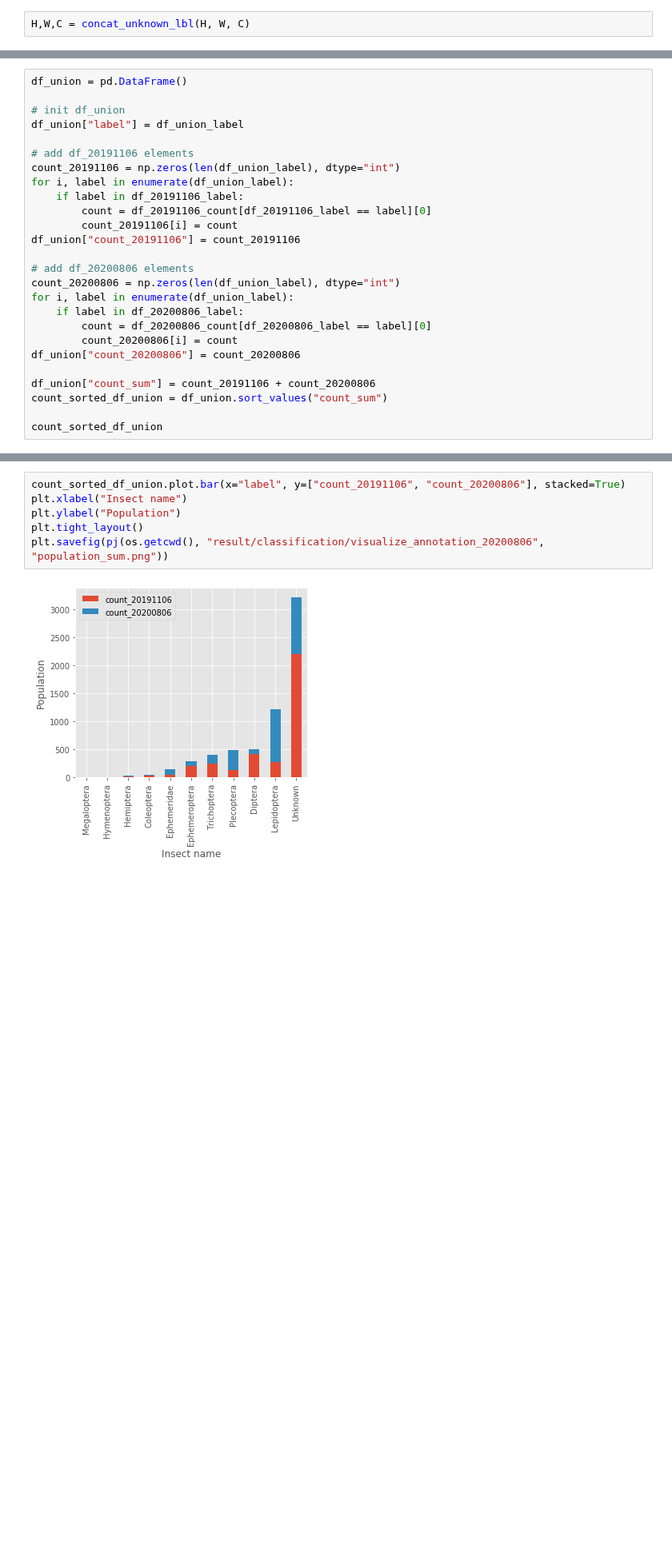
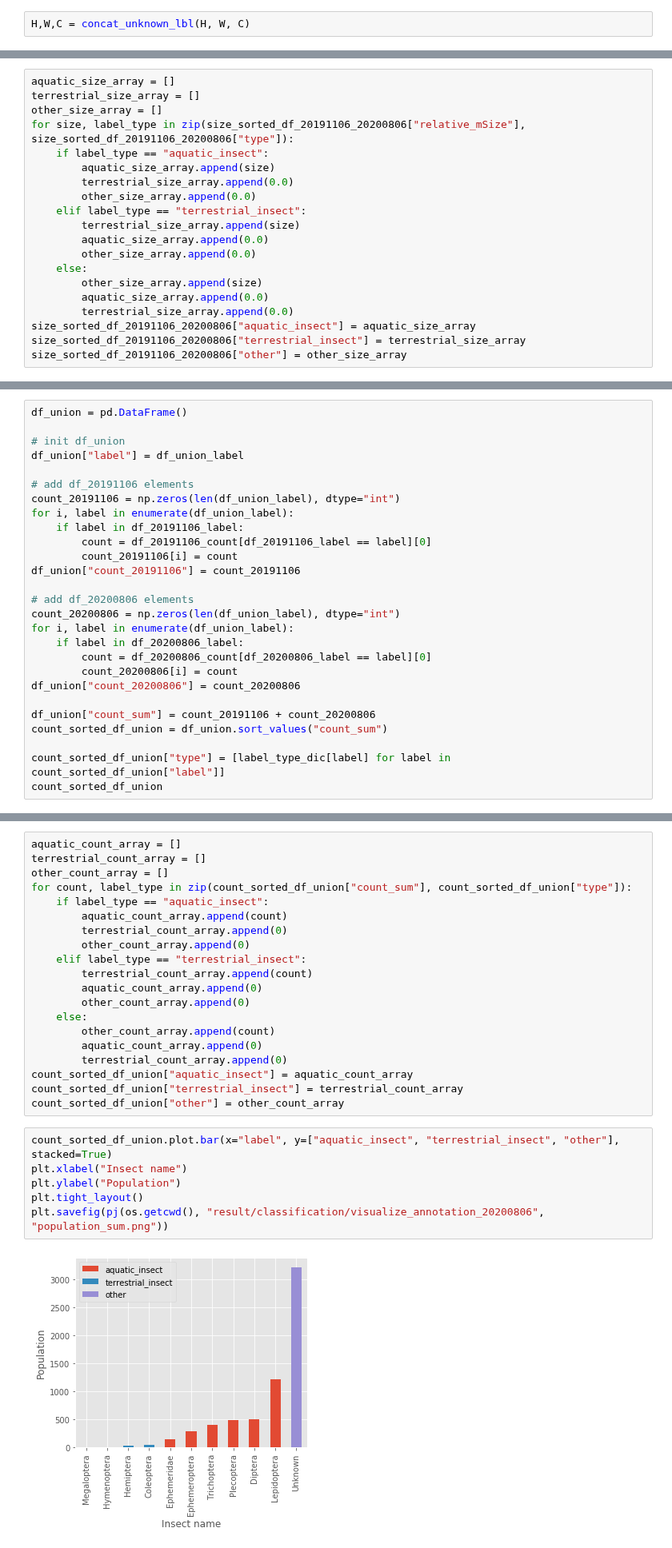
Before and after one commit to keiiti975/Insect_Phenology_Detector, a Jupyter notebook: result/classification/visualize_annotation_20200806/visualize_annotation.ipynb, the cells around one changed output, grey strips where cells are left out. Shown at 80% size. Saved outputs shown, nothing was run; the diff lists cells and outputs as text; blank space fills up the shorter version.

```diff
--- a/result/classification/visualize_annotation_20200806/visualize_annotation.ipynb
+++ b/result/classification/visualize_annotation_20200806/visualize_annotation.ipynb
@@ -377,2 +392,22 @@ size_sorted_df_20191106_20200806
+# %%
+aquatic_size_array = []
+terrestrial_size_array = []
+other_size_array = []
+for size, label_type in zip(size_sorted_df_20191106_20200806["relative_mSize"], size_sorted_df_20191106_20200806["type"]):
+    if label_type == "aquatic_insect":
+        aquatic_size_array.append(size)
+        terrestrial_size_array.append(0.0)
+        other_size_array.append(0.0)
+    elif label_type == "terrestrial_insect":
+        terrestrial_size_array.append(size)
+        aquatic_size_array.append(0.0)
+        other_size_array.append(0.0)
+    else:
+        other_size_array.append(size)
+        aquatic_size_array.append(0.0)
+        terrestrial_size_array.append(0.0)
+size_sorted_df_20191106_20200806["aquatic_insect"] = aquatic_size_array
+size_sorted_df_20191106_20200806["terrestrial_insect"] = terrestrial_size_array
+size_sorted_df_20191106_20200806["other"] = other_size_array
 # %%
 plt.rcParams['figure.figsize'] = (5,5)
@@ -457,5 +492,6 @@ df_union["count_20200806"] = count_20200806
 df_union["count_sum"] = count_20191106 + count_20200806
 count_sorted_df_union = df_union.sort_values("count_sum")
 
+count_sorted_df_union["type"] = [label_type_dic[label] for label in count_sorted_df_union["label"]]
 count_sorted_df_union
 # %% [output]
@@ -474,9 +510,29 @@ count_sorted_df_union
+# %%
+aquatic_count_array = []
+terrestrial_count_array = []
+other_count_array = []
+for count, label_type in zip(count_sorted_df_union["count_sum"], count_sorted_df_union["type"]):
+    if label_type == "aquatic_insect":
+        aquatic_count_array.append(count)
+        terrestrial_count_array.append(0)
+        other_count_array.append(0)
+    elif label_type == "terrestrial_insect":
+        terrestrial_count_array.append(count)
+        aquatic_count_array.append(0)
+        other_count_array.append(0)
+    else:
+        other_count_array.append(count)
+        aquatic_count_array.append(0)
+        terrestrial_count_array.append(0)
+count_sorted_df_union["aquatic_insect"] = aquatic_count_array
+count_sorted_df_union["terrestrial_insect"] = terrestrial_count_array
+count_sorted_df_union["other"] = other_count_array
 # %%
-count_sorted_df_union.plot.bar(x="label", y=["count_20191106", "count_20200806"], stacked=True)
+count_sorted_df_union.plot.bar(x="label", y=["aquatic_insect", "terrestrial_insect", "other"], stacked=True)
 plt.xlabel("Insect name")
 plt.ylabel("Population")
 plt.tight_layout()
 plt.savefig(pj(os.getcwd(), "result/classification/visualize_annotation_20200806", "population_sum.png"))
 # %% [output]
-[figure, old version]
+[figure, new version]
 # %%
```
Also changed, not shown: parts of 10 cells of this notebook, 6 other files.
